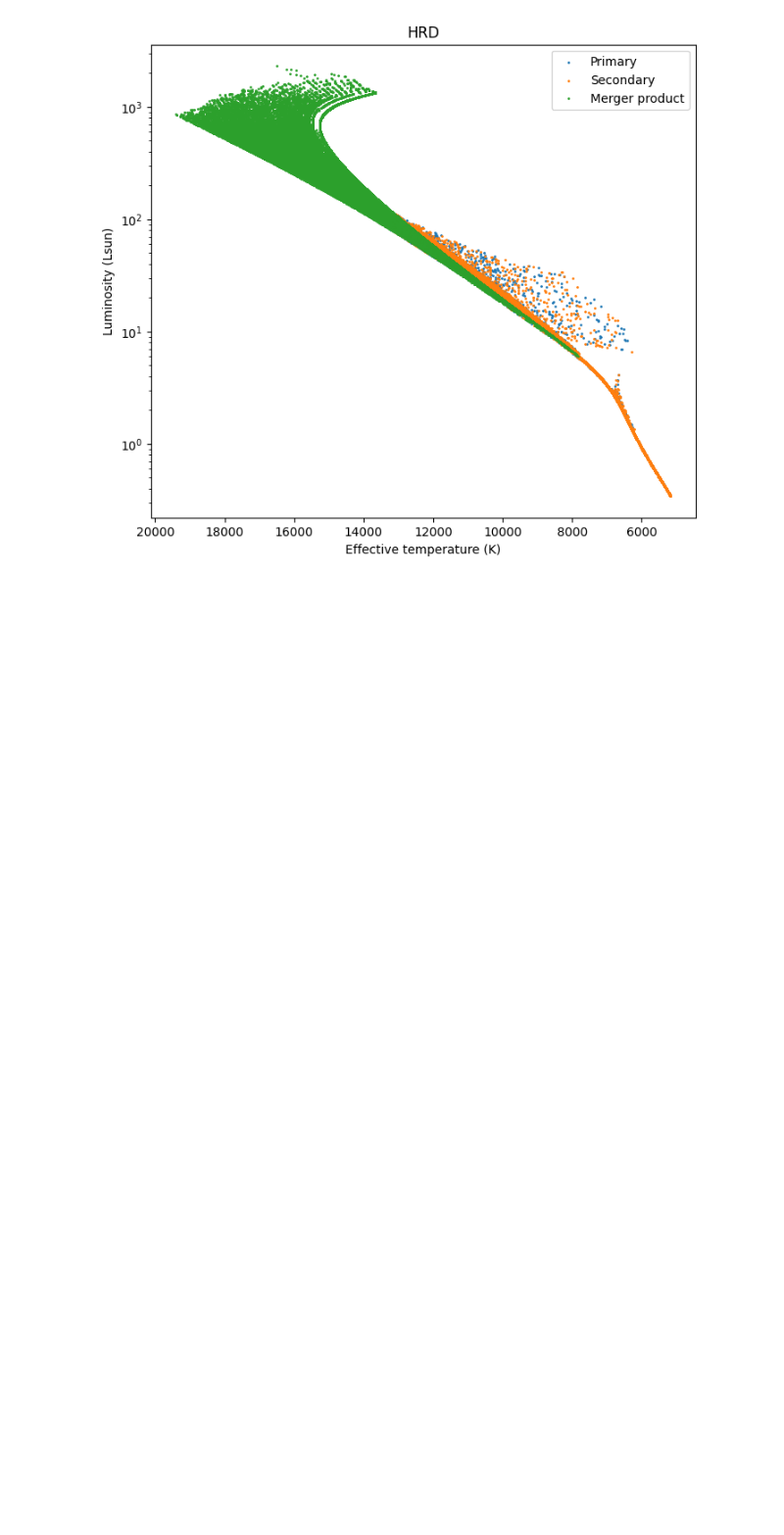
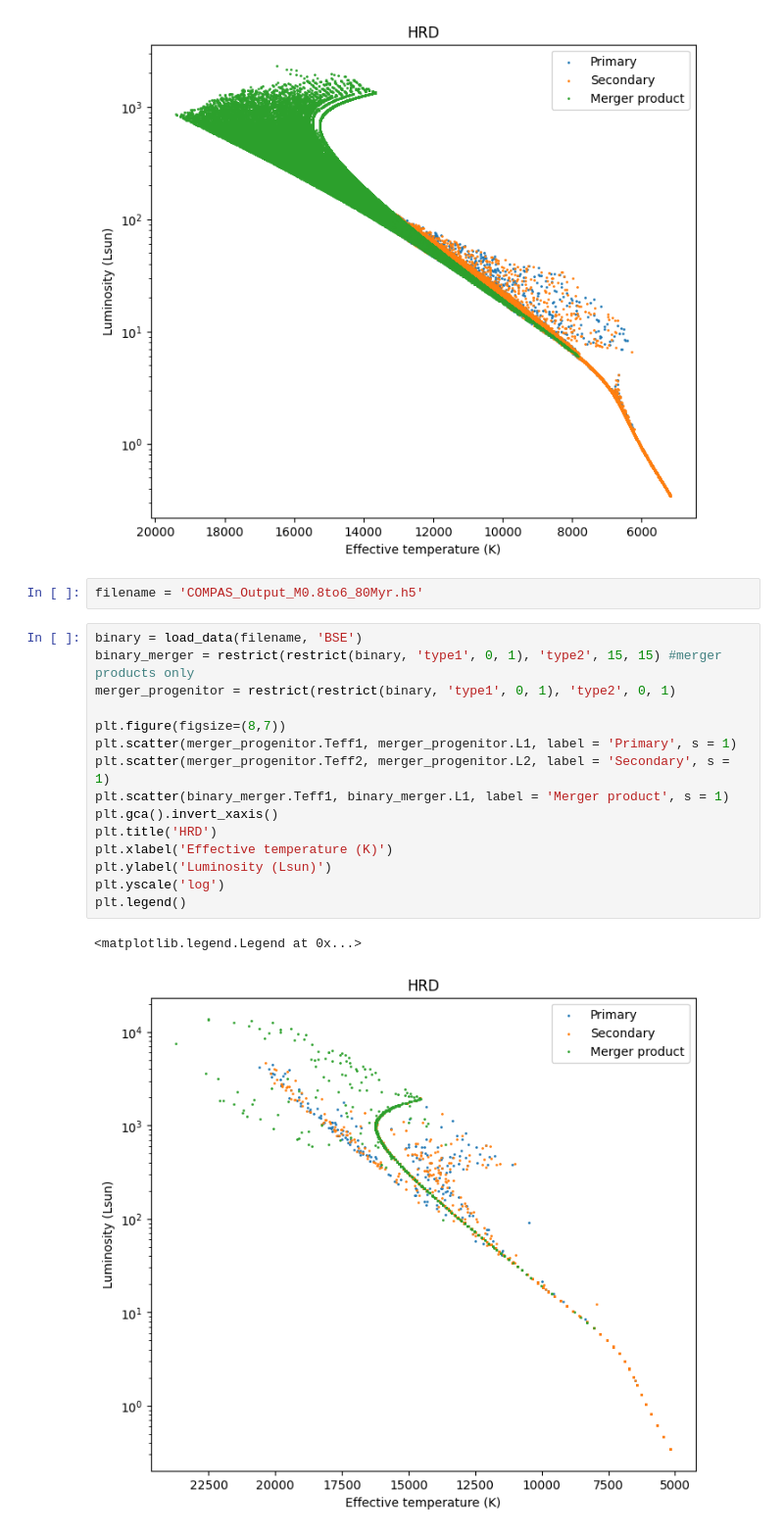
Before and after one commit to mkim0029/COMPAS, a Jupyter notebook: src/Initial_distribution/read.ipynb, the cells around one changed output. Shown at 98% size. Cells and saved outputs as stored; diff of their text form; blank space fills up the shorter version.

```diff
--- a/src/Initial_distribution/read.ipynb
+++ b/src/Initial_distribution/read.ipynb
@@ -48,5 +48,25 @@ plt.legend()
 # %% [output]
 <matplotlib.legend.Legend at 0x...>
 [figure]
+# %%
+filename = 'COMPAS_Output_M0.8to6_80Myr.h5'
+# %%
+binary = load_data(filename, 'BSE')
+binary_merger = restrict(restrict(binary, 'type1', 0, 1), 'type2', 15, 15) #merger products only
+merger_progenitor = restrict(restrict(binary, 'type1', 0, 1), 'type2', 0, 1)
+
+plt.figure(figsize=(8,7))
+plt.scatter(merger_progenitor.Teff1, merger_progenitor.L1, label = 'Primary', s = 1)
+plt.scatter(merger_progenitor.Teff2, merger_progenitor.L2, label = 'Secondary', s = 1)
+plt.scatter(binary_merger.Teff1, binary_merger.L1, label = 'Merger product', s = 1)
+plt.gca().invert_xaxis()
+plt.title('HRD')
+plt.xlabel('Effective temperature (K)')
+plt.ylabel('Luminosity (Lsun)')
+plt.yscale('log')
+plt.legend()
+# %% [output]
+<matplotlib.legend.Legend at 0x...>
+[figure, added]
 # %%
 #data = h5.File('COMPAS_Output.h5')
```
Also changed, not shown: parts of 11 cells of this notebook, 2 other files.
